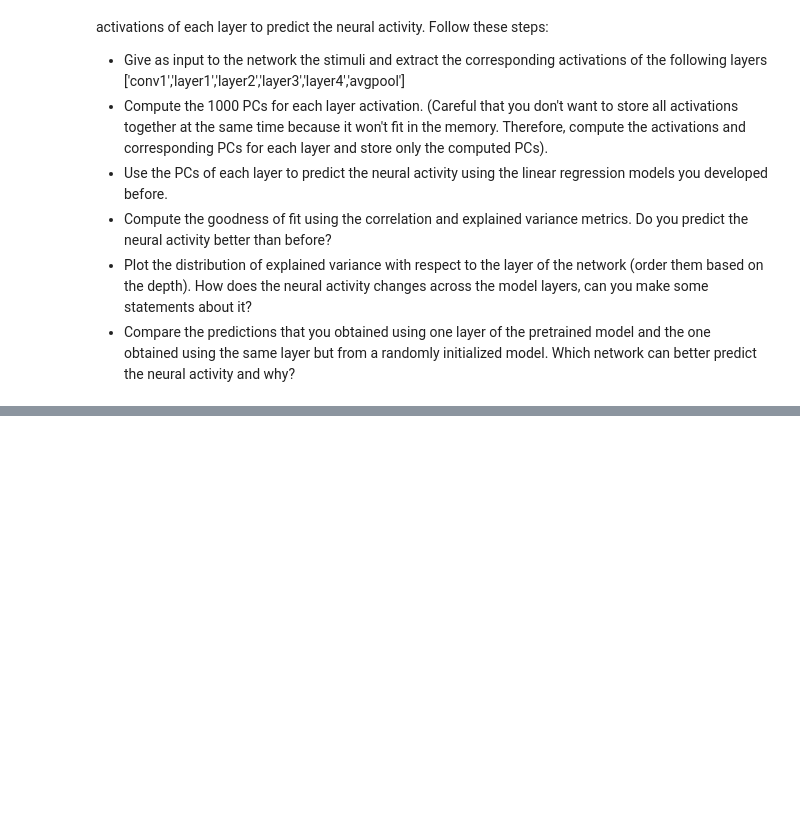
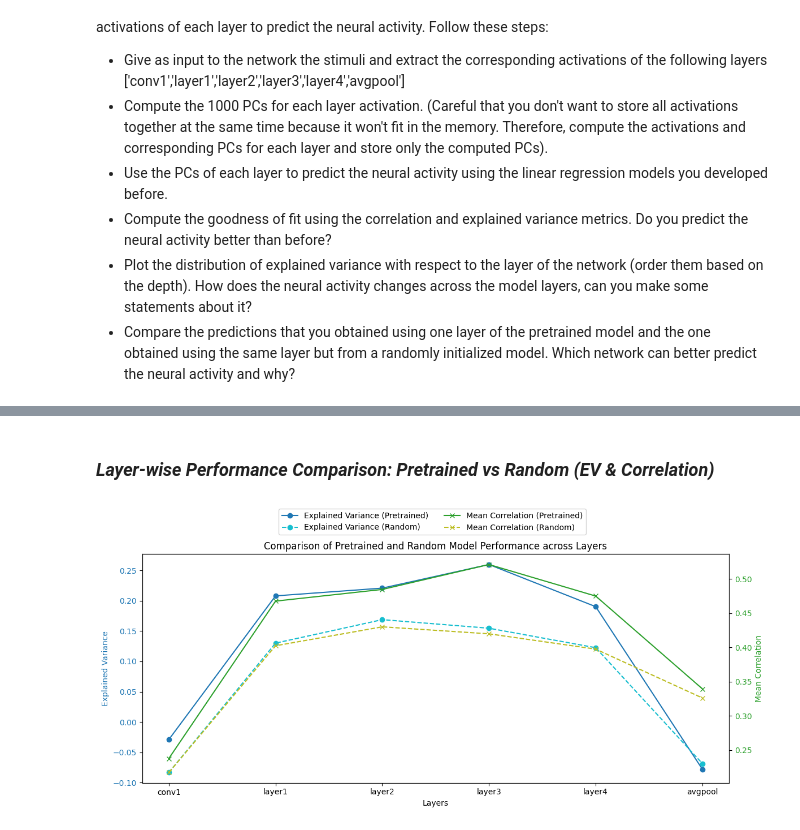
Before and after one commit to MetthewB/NX-414-Team-16, a Jupyter notebook: week6.ipynb, the cells around one changed output, grey strips where cells are left out. Saved outputs shown, nothing was run; the diff lists cells and outputs as text; code cells hidden in the pictures; blank space fills up the shorter version.

Commit message:
Final version of week 6 part 2
cleaner code and better graphs :)

```diff
--- a/week6.ipynb
+++ b/week6.ipynb
@@ -734,0 +360,3 @@ This confirms the **task-driven hypothesis**:
+# %%
+# Make sure were using the fastest option:
+device = torch.device('cuda' if torch.cuda.is_available() else 'cpu')
@@ -734,0 +403,11 @@ This confirms the **task-driven hypothesis**:
+# %%
+transform = transforms.Compose([
+    transforms.Normalize(mean=[0.485, 0.456, 0.406],
+                         std=[0.229, 0.224, 0.225])
+])
+
+train_dataset = StimuliDataset(stimulus_train, spikes_train, transform=transform)
+val_dataset = StimuliDataset(stimulus_val, spikes_val, transform=transform)
+
+train_loader = DataLoader(train_dataset, batch_size=32, shuffle=False, num_workers=2, pin_memory=True)
+val_loader = DataLoader(val_dataset, batch_size=32, shuffle=False, num_workers=2, pin_memory=True)
@@ -734,0 +575,38 @@ This confirms the **task-driven hypothesis**:
+# %% [markdown]
+### _Layer-wise Performance Comparison: Pretrained vs Random (EV & Correlation)_
+# %%
+layers_labels = ['conv1', 'layer1', 'layer2', 'layer3', 'layer4', 'avgpool']
+
+explained_vars_pre = [results[layer]['explained_variance'] for layer in layers_labels]
+correlations_pre = [results[layer]['mean_correlation'] for layer in layers_labels]
+explained_vars_rand = [results_rand[layer]['explained_variance'] for layer in layers_labels]
+correlations_rand = [results_rand[layer]['mean_correlation'] for layer in layers_labels]
+
+fig, ax1 = plt.subplots(figsize=(12, 5))
+
+# Explained Variance (left axis)
+color_ev_pre = 'tab:blue'
+color_ev_rand = 'tab:cyan'
+ax1.set_xlabel('Layers')
+ax1.set_ylabel('Explained Variance', color=color_ev_pre)
+ax1.plot(layers_labels, explained_vars_pre, color=color_ev_pre, marker='o', label='Explained Variance (Pretrained)')
+ax1.plot(layers_labels, explained_vars_rand, color=color_ev_rand, marker='o', linestyle='--', label='Explained Variance (Random)')
+ax1.tick_params(axis='y', labelcolor=color_ev_pre)
+
+# Mean Correlation (right axis)
+ax2 = ax1.twinx()
+color_corr_pre = 'tab:green'
+color_corr_rand = 'tab:olive'
+ax2.set_ylabel('Mean Correlation', color=color_corr_pre)
+ax2.plot(layers_labels, correlations_pre, color=color_corr_pre, marker='x', label='Mean Correlation (Pretrained)')
+ax2.plot(layers_labels, correlations_rand, color=color_corr_rand, marker='x', linestyle='--', label='Mean Correlation (Random)')
+ax2.tick_params(axis='y', labelcolor=color_corr_pre)
+
+# Legends
+fig.legend(loc='upper center', bbox_to_anchor=(0.5, 1.1), ncol=2)
+
+plt.title('Comparison of Pretrained and Random Model Performance across Layers')
+fig.tight_layout()
+plt.show()
+# %% [output]
+[figure, added]
```
Also changed, not shown: parts of 26 cells of this notebook.
